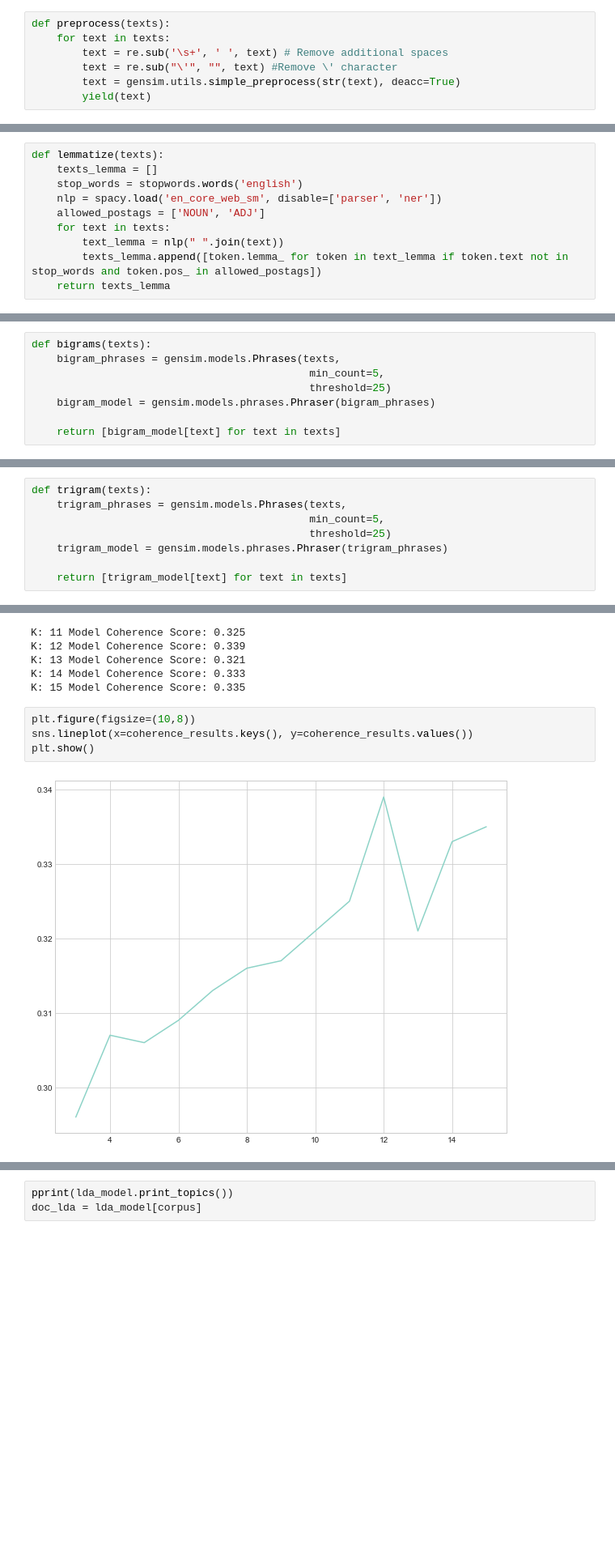
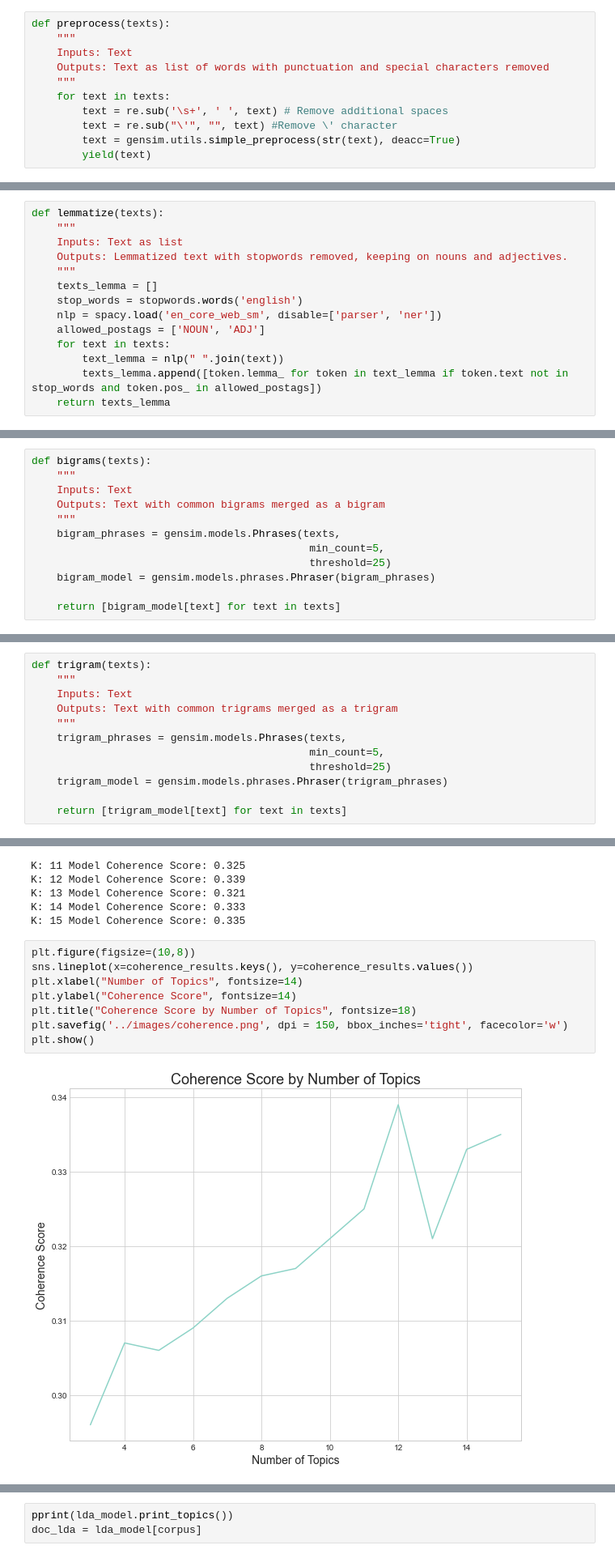
Before and after one commit to kunwon/capstone, a Jupyter notebook: code/03_topic_modelling.ipynb, the cells around one changed output, grey strips where cells are left out. Shown at 81% size. Drawn from its saved outputs; the diff is of its cells as text; blank space fills up the shorter version.

```diff
--- a/code/03_topic_modelling.ipynb
+++ b/code/03_topic_modelling.ipynb
@@ -62,6 +76,10 @@ resrev['revtext'][0]
 texts = resrev.revtext.values.tolist()
 # %%
 def preprocess(texts):
+    """
+    Inputs: Text
+    Outputs: Text as list of words with punctuation and special characters removed
+    """
     for text in texts:
         text = re.sub('\s+', ' ', text) # Remove additional spaces
         text = re.sub("\'", "", text) #Remove \' character
@@ -71,6 +89,10 @@ def preprocess(texts):
 texts_list = list(preprocess(texts))
 # %%
 def lemmatize(texts):
+    """
+    Inputs: Text as list
+    Outputs: Lemmatized text with stopwords removed, keeping on nouns and adjectives.
+    """
     texts_lemma = []
     stop_words = stopwords.words('english')
     nlp = spacy.load('en_core_web_sm', disable=['parser', 'ner'])
@@ -83,6 +105,10 @@ def lemmatize(texts):
 texts_lemma = lemmatize(texts_list)
 # %%
 def bigrams(texts):
+    """
+    Inputs: Text
+    Outputs: Text with common bigrams merged as a bigram
+    """
     bigram_phrases = gensim.models.Phrases(texts,
                                             min_count=5,
                                             threshold=25)
@@ -93,6 +119,10 @@ def bigrams(texts):
 texts_bigrams = bigrams(texts_lemma)
 # %%
 def trigram(texts):
+    """
+    Inputs: Text
+    Outputs: Text with common trigrams merged as a trigram
+    """
     trigram_phrases = gensim.models.Phrases(texts,
                                             min_count=5,
                                             threshold=25)
@@ -149,6 +181,10 @@ K: 15 Model Coherence Score: 0.335
 # %%
 plt.figure(figsize=(10,8))
 sns.lineplot(x=coherence_results.keys(), y=coherence_results.values())
+plt.xlabel("Number of Topics", fontsize=14)
+plt.ylabel("Coherence Score", fontsize=14)
+plt.title("Coherence Score by Number of Topics", fontsize=18)
+plt.savefig('../images/coherence.png', dpi = 150, bbox_inches='tight', facecolor='w')
 plt.show()
 # %% [output]
-[figure, old version]
+[figure, new version]
```
Also changed, not shown: parts of 36 cells of this notebook, 40 other files.
